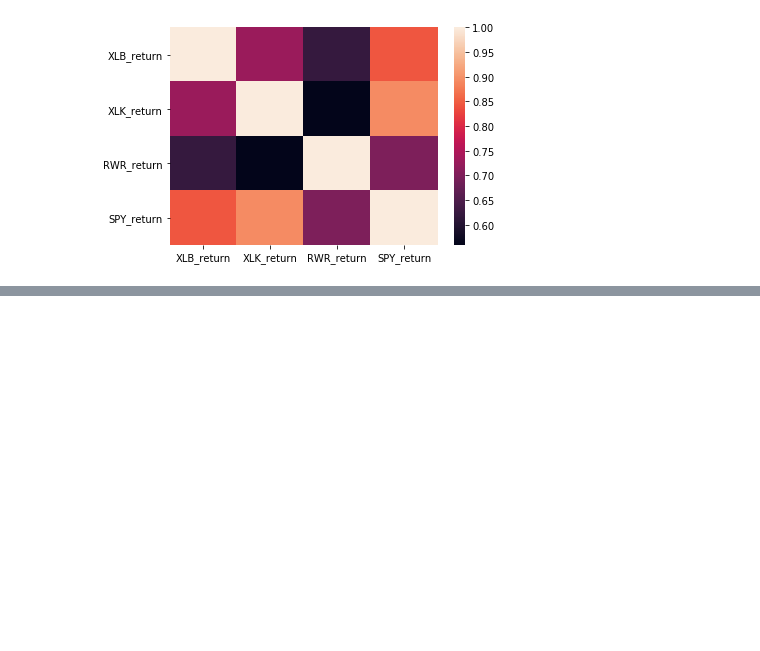
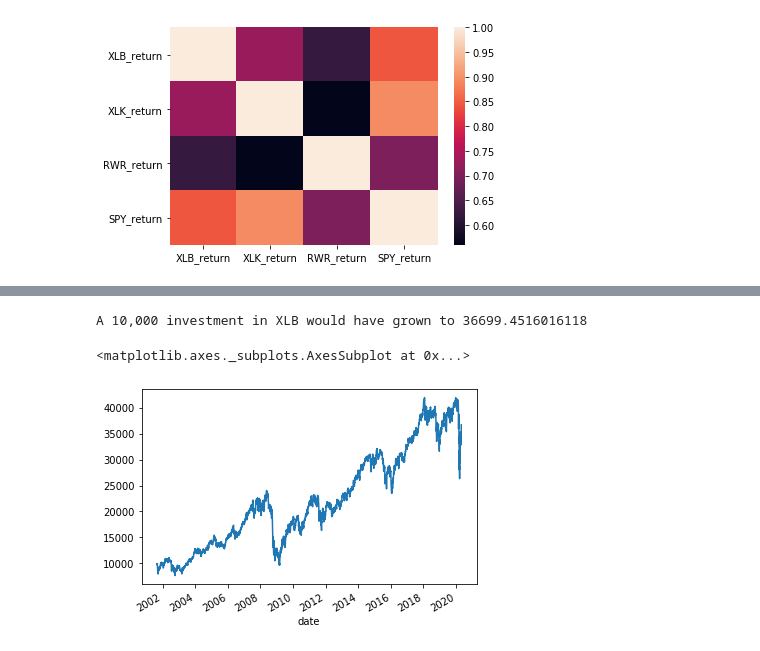
Before and after one commit to bkayratkyzy/Monte_Carlo_Simulations, a Jupyter notebook: notebooks/chris.ipynb, the cells around one changed output, grey strips where cells are left out. Drawn from its saved outputs; the diff is of its cells as text; code cells hidden in the pictures; blank space fills up the shorter version.

Commit message:
calculated cumulative profit of 0,000 for XLB,XLK,RWR,SPY

```diff
--- a/notebooks/chris.ipynb
+++ b/notebooks/chris.ipynb
@@ -511,0 +512,10 @@ RWR_beta
+# %%
+# Plot the returns of XLB in terms of money
+initial_investment = 10000
+cumulative_profit_xlb = initial_investment * cumulative_returns_xlb
+print(f'A 10,000 investment in XLB would have grown to {cumulative_profit_xlb[-1]}')
+cumulative_profit_xlb.plot()
+# %% [output]
+A 10,000 investment in XLB would have grown to 36699.4516016118
+<matplotlib.axes._subplots.AxesSubplot at 0x...>
+[figure, added]
```
Also changed, not shown: parts of 22 cells of this notebook.
